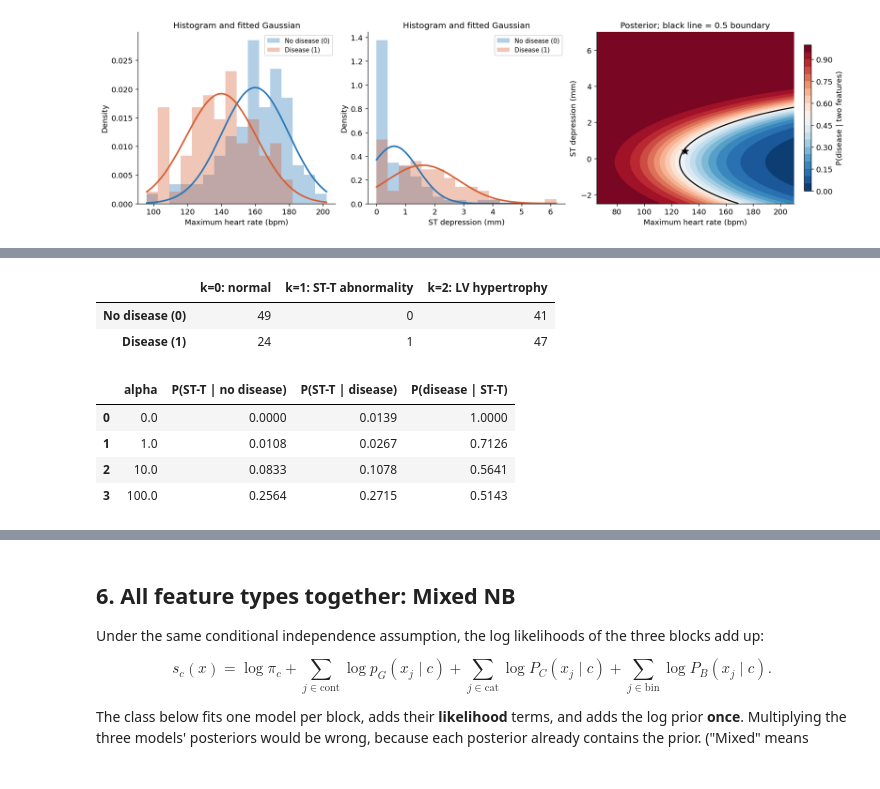
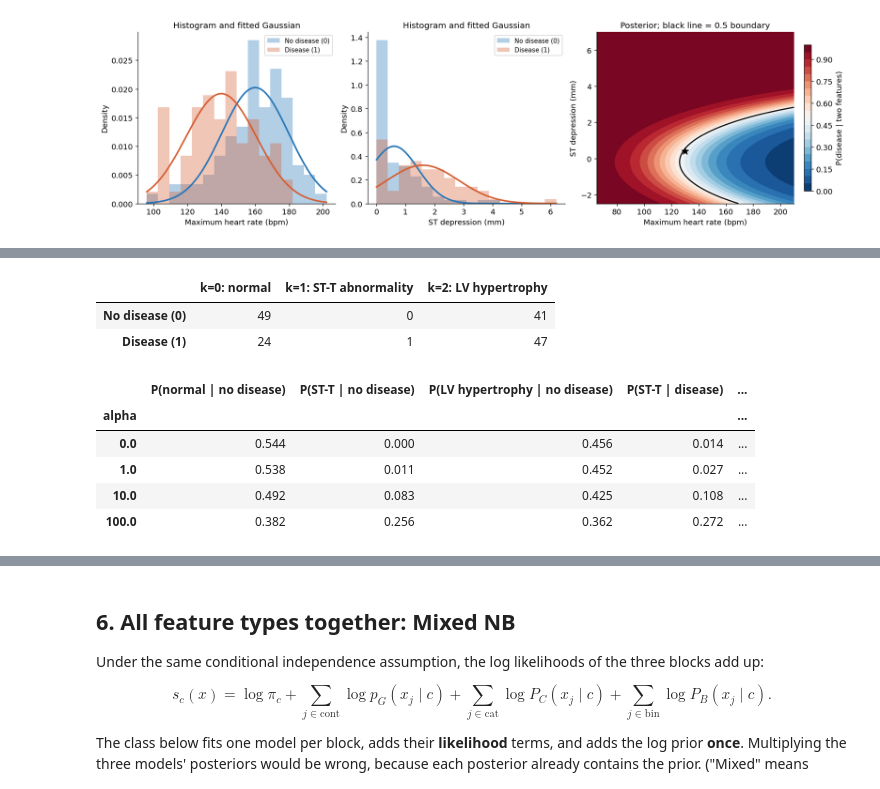
Before and after one commit to YuxiaoLee/EECE5644_Recitation, a Jupyter notebook: Recitation5.ipynb, the cells around one changed output, grey strips where cells are left out. Cells and saved outputs as stored; diff of their text form; code cells hidden in the pictures.

```diff
--- a/Recitation5.ipynb
+++ b/Recitation5.ipynb
@@ -340,27 +486,30 @@ class prior $\pi_c$ is the probability of each class before seeing any features.
 # %%
 def smoothed_category_probabilities(counts, alpha):
     """Add alpha to each category and renormalize each class row."""
     K = counts.shape[1]
     return (counts + alpha) / (counts.sum(axis=1, keepdims=True) + alpha * K)
 
 # N_cjk for j = 1 (resting ECG): rows = class c, columns = category k.
 ecg_counts = np.array([np.bincount(X_cat[train_idx][y[train_idx] == c, 1], minlength=3) for c in [0, 1]])
 display(pd.DataFrame(ecg_counts, index=CLASS_NAMES,
                      columns=['k=0: normal', 'k=1: ST-T abnormality', 'k=2: LV hypertrophy']))
 
 rows = []
 for alpha in [0.0, 1.0, 10.0, 100.0]:
     probability = smoothed_category_probabilities(ecg_counts, alpha)
     joint = 0.5 * probability[:, 1]  # Equal class priors; observe only ST-T abnormality.
-    rows.append({'alpha': alpha, 'P(ST-T | no disease)': probability[0, 1],
+    rows.append({'alpha': alpha,
+                 'P(normal | no disease)': probability[0, 0], 'P(ST-T | no disease)': probability[0, 1],
+                 'P(LV hypertrophy | no disease)': probability[0, 2],
                  'P(ST-T | disease)': probability[1, 1], 'P(disease | ST-T)': joint[1] / joint.sum()})
-display(pd.DataFrame(rows).round(4))
+display(pd.DataFrame(rows).set_index('alpha').round(3))
 # %% [output]
 |  | k=0: normal | k=1: ST-T abnormality | k=2: LV hypertrophy |
 | No disease (0) | 49 | 0 | 41 |
 | Disease (1) | 24 | 1 | 47 |
-|  | alpha | P(ST-T | no disease) | P(ST-T | disease) | P(disease | ST-T) |
-| 0 | 0.0 | 0.0000 | 0.0139 | 1.0000 |
-| 1 | 1.0 | 0.0108 | 0.0267 | 0.7126 |
-| 2 | 10.0 | 0.0833 | 0.1078 | 0.5641 |
-| 3 | 100.0 | 0.2564 | 0.2715 | 0.5143 |
+|  | P(normal | no disease) | P(ST-T | no disease) | P(LV hypertrophy | no disease) | P(ST-T | disease) | ... |
+| alpha |  |  |  |  | ... |
+| 0.0 | 0.544 | 0.000 | 0.456 | 0.014 | ... |
+| 1.0 | 0.538 | 0.011 | 0.452 | 0.027 | ... |
+| 10.0 | 0.492 | 0.083 | 0.425 | 0.108 | ... |
+| 100.0 | 0.382 | 0.256 | 0.362 | 0.272 | ... |
```
Also changed, not shown: parts of 26 cells of this notebook.
